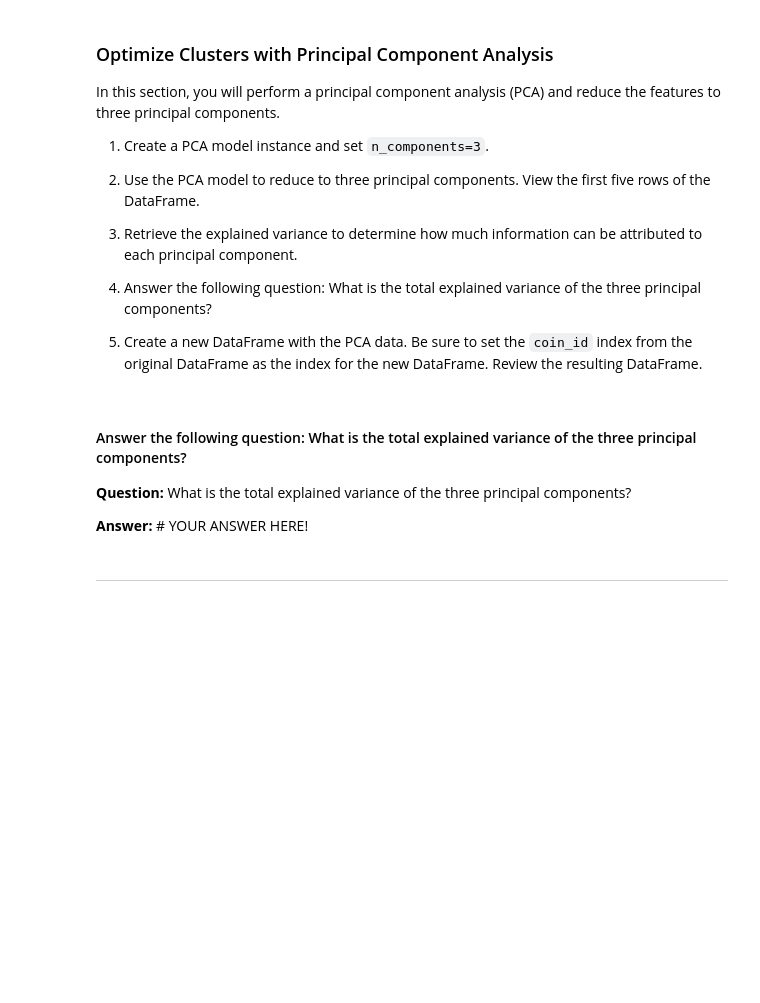
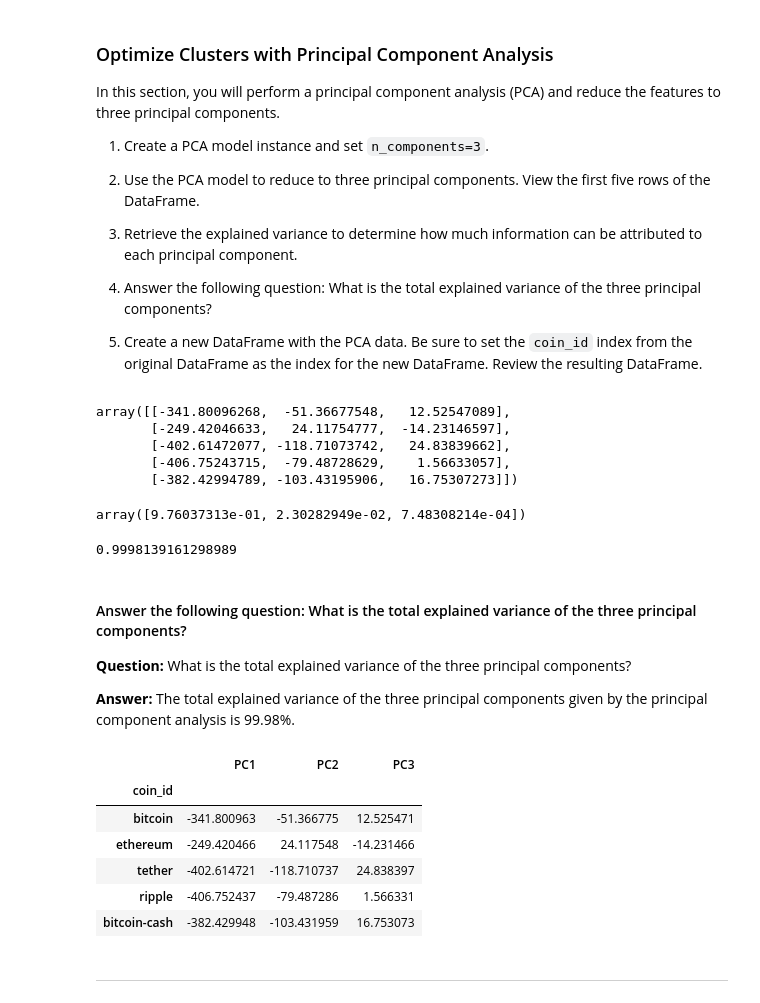
Before and after one commit to IsaiahTT/Challenge_10, a Jupyter notebook: Starter_Code/crypto_investments.ipynb, the cells around one changed output. Cells and saved outputs as stored; diff of their text form; code cells hidden in the pictures; blank space fills up the shorter version.

```diff
--- a/Starter_Code/crypto_investments.ipynb
+++ b/Starter_Code/crypto_investments.ipynb
@@ -241,39 +247,62 @@ In this section, you will perform a principal component analysis (PCA) and reduc
 5. Create a new DataFrame with the PCA data. Be sure to set the `coin_id` index from the original DataFrame as the index for the new DataFrame. Review the resulting DataFrame.
 # %%
 # Create a PCA model instance and set `n_components=3`.
-# YOUR CODE HERE!
+pca = PCA(n_components=3)
 # %%
 # Use the PCA model with `fit_transform` to reduce to
 # three principal components.
-# YOUR CODE HERE!
+crypto_pca_data = pca.fit_transform(df_market_data)
 
-# View the first five rows of the DataFrame.
-# YOUR CODE HERE!
+# View the first five rows of the array.
+crypto_pca_data[:5]
+# %% [output]
+array([[-341.80096268,  -51.36677548,   12.52547089],
+       [-249.42046633,   24.11754777,  -14.23146597],
+       [-402.61472077, -118.71073742,   24.83839662],
+       [-406.75243715,  -79.48728629,    1.56633057],
+       [-382.42994789, -103.43195906,   16.75307273]])
 # %%
 # Retrieve the explained variance to determine how much information
 # can be attributed to each principal component.
-# YOUR CODE HERE!
+pca.explained_variance_ratio_
+# %% [output]
+array([9.76037313e-01, 2.30282949e-02, 7.48308214e-04])
+# %%
+pca.explained_variance_ratio_.sum()
+# %% [output]
+0.9998139161298989
 # %% [markdown]
 #### Answer the following question: What is the total explained variance of the three principal components?
 
 **Question:** What is the total explained variance of the three principal components?
 
-**Answer:** # YOUR ANSWER HERE!
+**Answer:** The total explained variance of the three principal components given by the principal component analysis is 99.98%.
 # %%
 # Create a new DataFrame with the PCA data.
 # Note: The code for this step is provided for you
 
 # Creating a DataFrame with the PCA data
-# YOUR CODE HERE!
+df_crypto_pca = pd.DataFrame(
+    crypto_pca_data,
+    columns=["PC1", "PC2", "PC3"]
+)
 
 # Copy the crypto names from the original data
-# YOUR CODE HERE!
+df_crypto_pca["coin_id"] = df_market_data.index
 
 # Set the coinid column as index
-# YOUR CODE HERE!
+df_crypto_pca = df_crypto_pca.set_index("coin_id")
 
 # Display sample data
-# YOUR CODE HERE!
+df_crypto_pca.head()
+# %% [output]
+|  | PC1 | PC2 | PC3 |
+| coin_id |  |  |  |
+| bitcoin | -341.800963 | -51.366775 | 12.525471 |
+| ethereum | -249.420466 | 24.117548 | -14.231466 |
+| tether | -402.614721 | -118.710737 | 24.838397 |
+| ripple | -406.752437 | -79.487286 | 1.566331 |
+| bitcoin-cash | -382.429948 | -103.431959 | 16.753073 |
 # %% [markdown]
 ---
 # %% [markdown]
```
Also changed, not shown: parts of 1 cell of this notebook.
